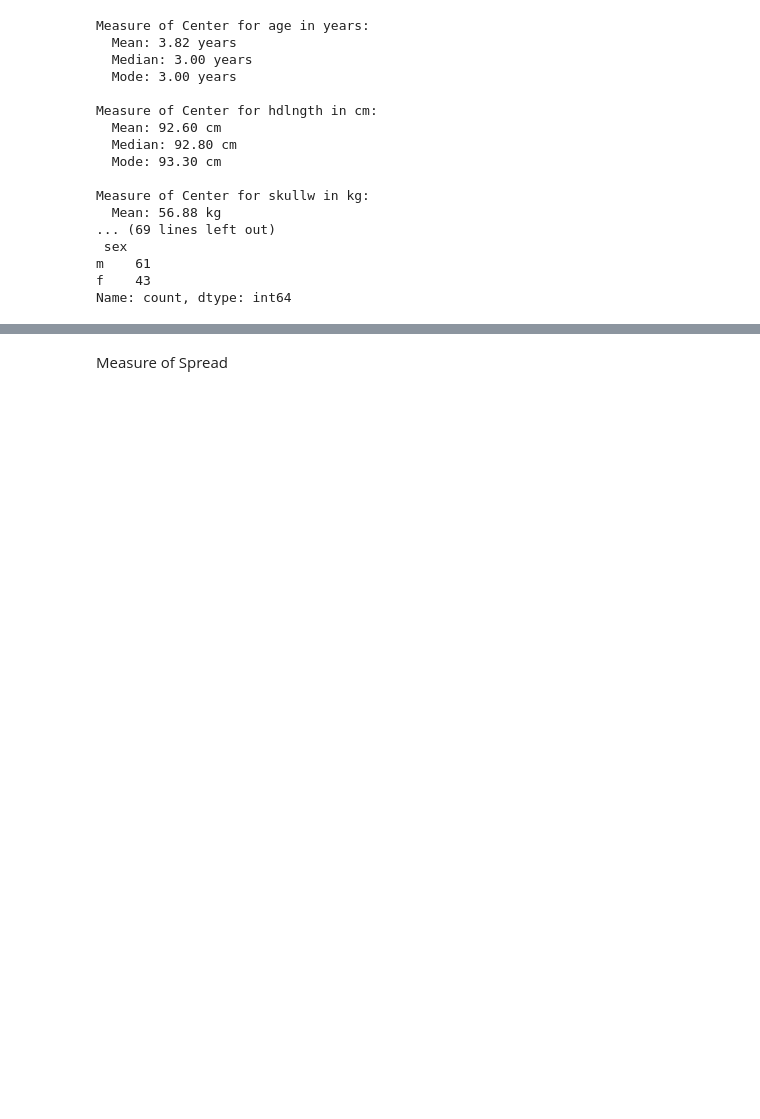
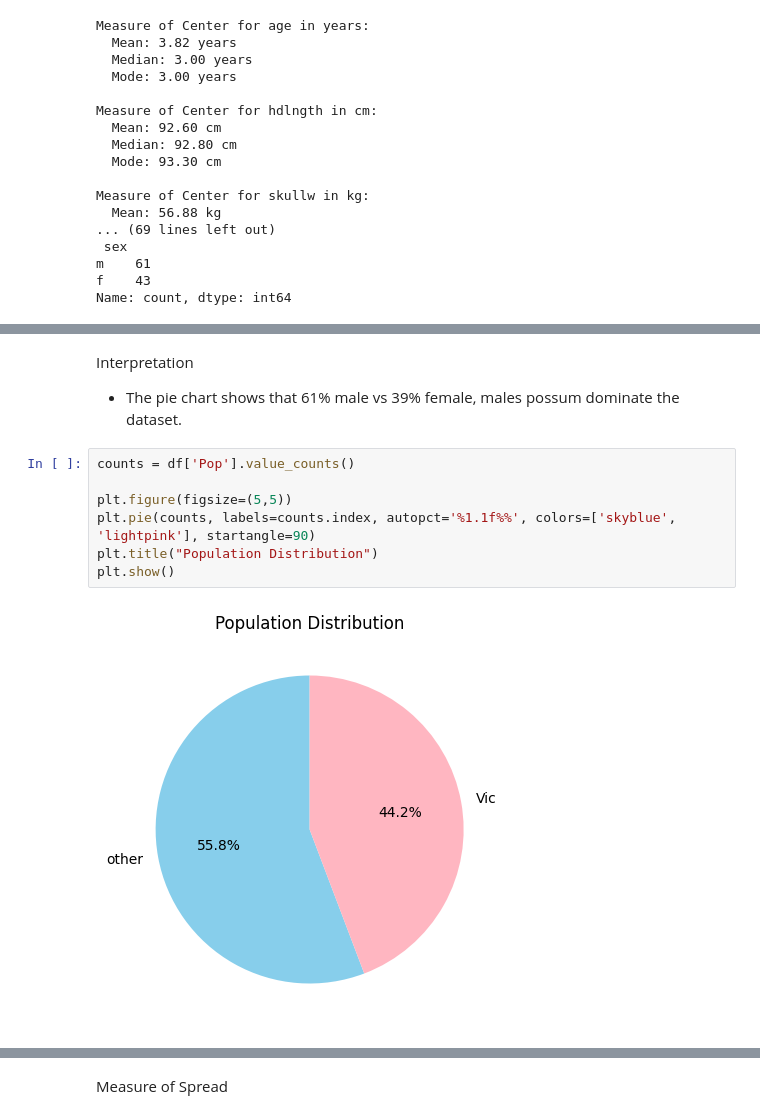
Before and after one commit to cheryvmak/Weekly_Task, a Jupyter notebook: Week_8/Day_3/class_task_8.ipynb, the cells around one changed output, grey strips where cells are left out. Drawn from its saved outputs; the diff is of its cells as text; blank space fills up the shorter version.

```diff
--- a/Week_8/Day_3/class_task_8.ipynb
+++ b/Week_8/Day_3/class_task_8.ipynb
@@ -182,0 +350,13 @@ Name: count, dtype: int64
+# %% [markdown]
+Interpretation
+
+* The pie chart shows that 61% male vs 39% female, males possum dominate the dataset.
+# %%
+counts = df['Pop'].value_counts()
+
+plt.figure(figsize=(5,5))
+plt.pie(counts, labels=counts.index, autopct='%1.1f%%', colors=['skyblue', 'lightpink'], startangle=90)
+plt.title("Population Distribution")
+plt.show()
+# %% [output]
+[figure, added]
```
Also changed, not shown: parts of 43 cells of this notebook, 1 other file.
